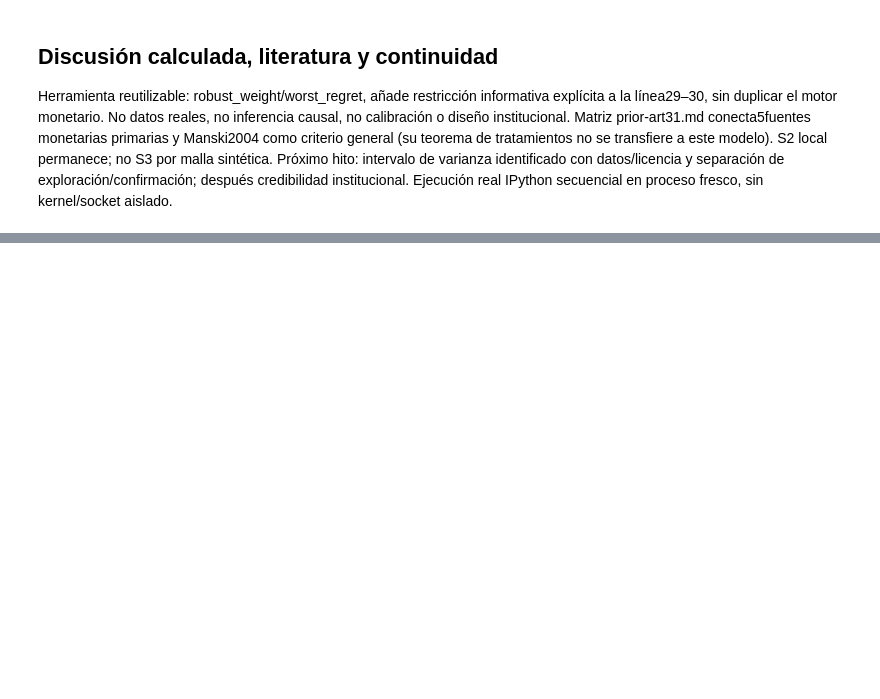
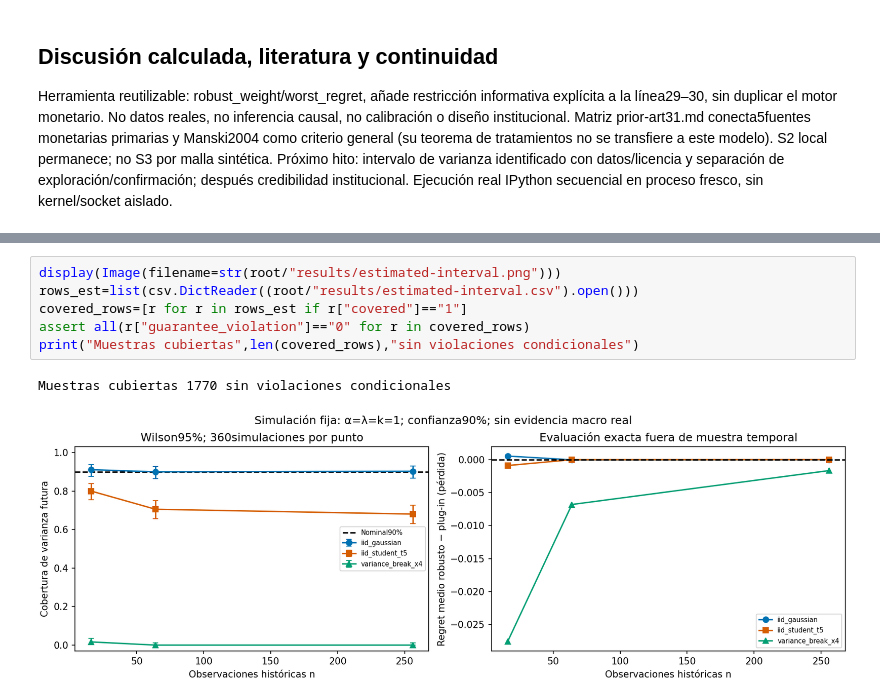
Before and after one commit to Jose85100/Portafolio, a Jupyter notebook: 01-economics-and-econometrics/01-macroeconomics/01-strategic-monetary-transmission/inflation-bias-audit/notebook.ipynb, the cells around one changed output, grey strips where cells are left out. Saved outputs shown, nothing was run; the diff lists cells and outputs as text; blank space fills up the shorter version.

Commit message:
feat(economics): audit estimated variance intervals and temporal failure

```diff
--- a/01-economics-and-econometrics/01-macroeconomics/01-strategic-monetary-transmission/inflation-bias-audit/notebook.ipynb
+++ b/01-economics-and-econometrics/01-macroeconomics/01-strategic-monetary-transmission/inflation-bias-audit/notebook.ipynb
@@ -217,0 +276,9 @@ Herramienta reutilizable: robust_weight/worst_regret, añade restricción inform
+# %%
+display(Image(filename=str(root/"results/estimated-interval.png")))
+rows_est=list(csv.DictReader((root/"results/estimated-interval.csv").open()))
+covered_rows=[r for r in rows_est if r["covered"]=="1"]
+assert all(r["guarantee_violation"]=="0" for r in covered_rows)
+print("Muestras cubiertas",len(covered_rows),"sin violaciones condicionales")
+# %% [output]
+Muestras cubiertas 1770 sin violaciones condicionales
+[figure, added]
```
Also changed, not shown: parts of 10 cells of this notebook, 26 other files.
